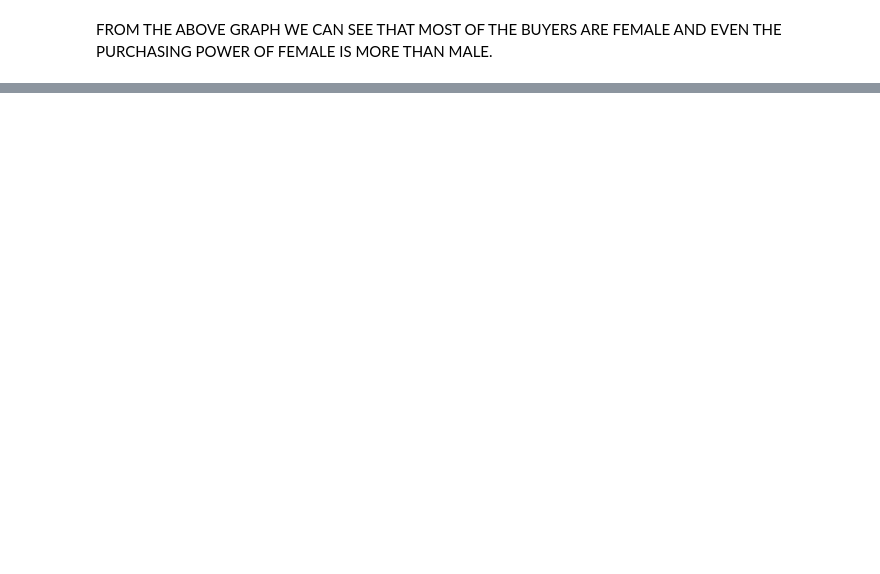
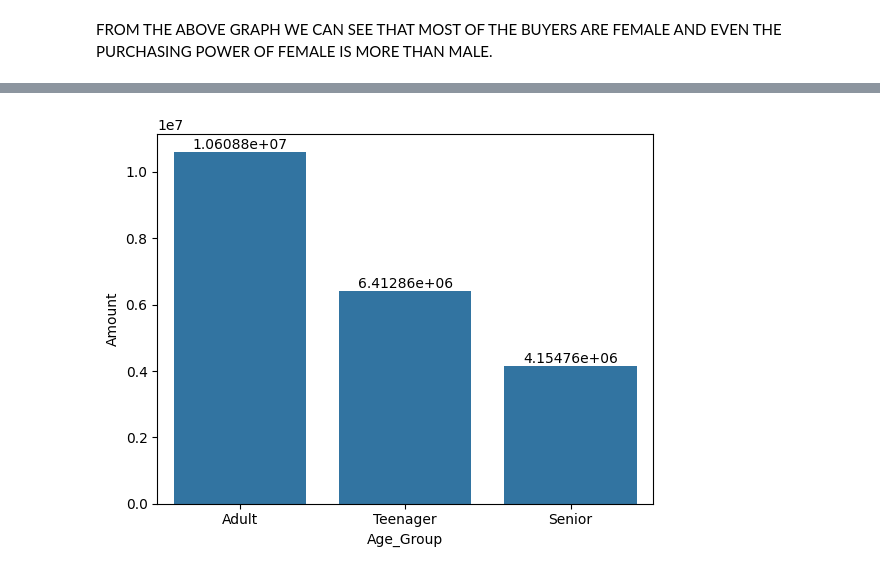
Before and after one commit to tanveermarne20/StoreAnalysis, a Jupyter notebook: StoreAnalysis.ipynb, the cells around one changed output, grey strips where cells are left out. Saved outputs shown, nothing was run; the diff lists cells and outputs as text; code cells hidden in the pictures; blank space fills up the shorter version.

```diff
--- a/StoreAnalysis.ipynb
+++ b/StoreAnalysis.ipynb
@@ -146,0 +152,7 @@ FROM THE ABOVE GRAPH WE CAN SEE THAT MOST OF THE BUYERS ARE FEMALE AND EVEN THE
+# %%
+sales_age=df.groupby(['Age_Group'],as_index=False).sum().sort_values(by='Amount',ascending=False)
+sales_age_group=sns.barplot(x='Age_Group',y='Amount',data=sales_age)
+for bars in sales_age_group.containers:
+    sales_age_group.bar_label(bars)
+# %% [output]
+[figure, added]
```
Also changed, not shown: parts of 5 cells of this notebook, 1 other file.
